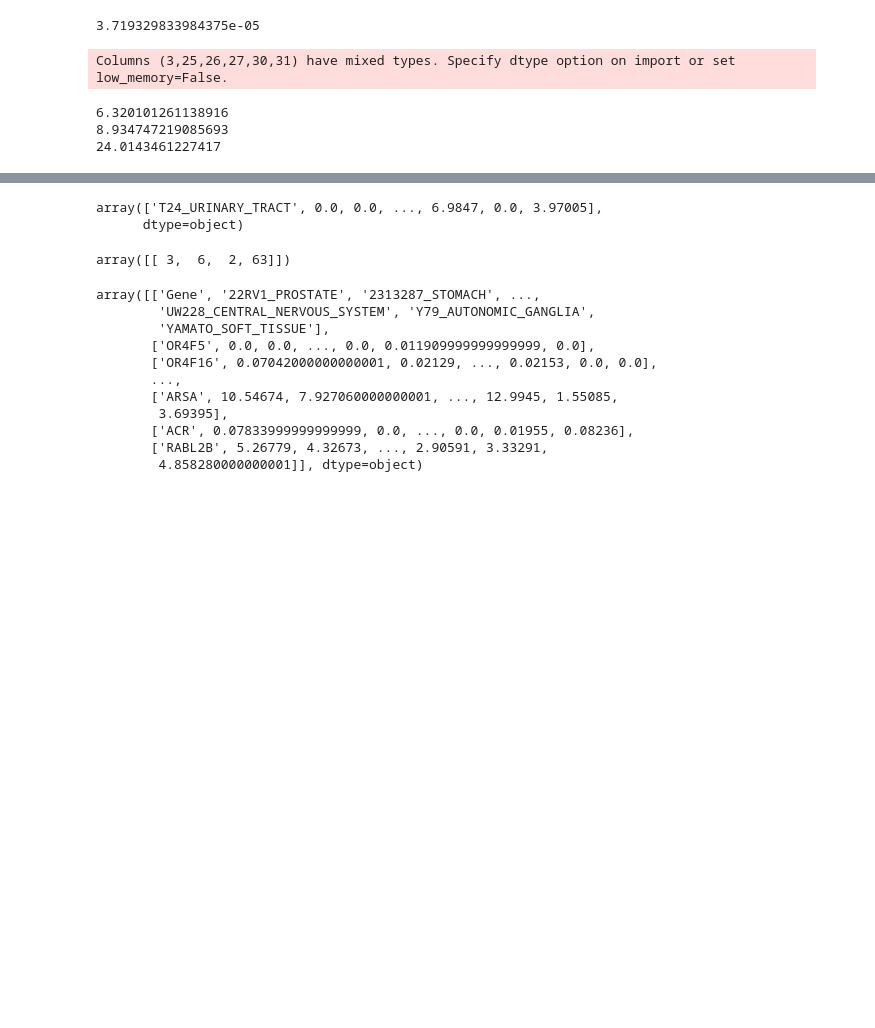
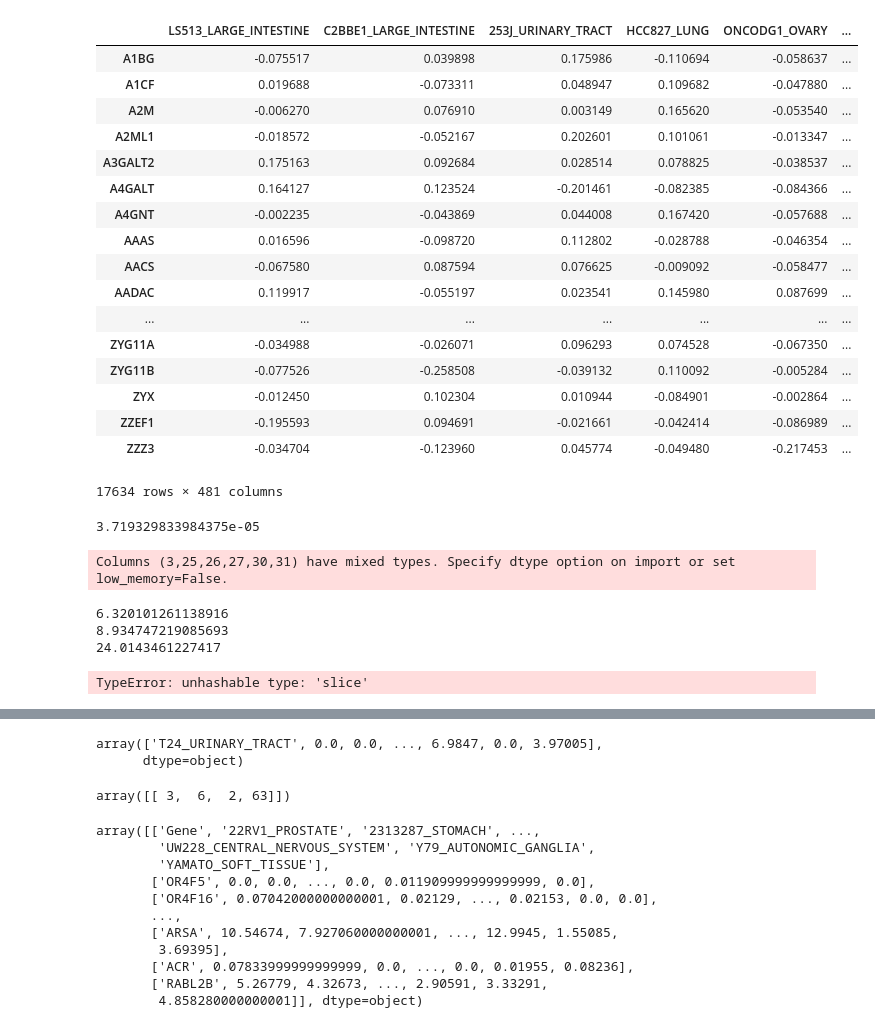
Before and after one commit to kundajelab/coessentiality-browser, a Jupyter notebook: coess_sandbox.ipynb, the cells around one changed output, grey strips where cells are left out. Cells and saved outputs as stored; diff of their text form; code cells hidden in the pictures; blank space fills up the shorter version.

```diff
--- a/coess_sandbox.ipynb
+++ b/coess_sandbox.ipynb
@@ -20,6 +20,27 @@ cancer_types = data_ess.columns.str.split('_').str[1:].str.join(' ').str.capital
 additional_colorvars = []#app_config.params['additional_colorvars']
 
 raw_data = data_ess.values
+# %%
+data_ess
+# %% [output]
+|  | LS513_LARGE_INTESTINE | C2BBE1_LARGE_INTESTINE | 253J_URINARY_TRACT | HCC827_LUNG | ONCODG1_OVARY | ... |
+| A1BG | -0.075517 | 0.039898 | 0.175986 | -0.110694 | -0.058637 | ... |
+| A1CF | 0.019688 | -0.073311 | 0.048947 | 0.109682 | -0.047880 | ... |
+| A2M | -0.006270 | 0.076910 | 0.003149 | 0.165620 | -0.053540 | ... |
+| A2ML1 | -0.018572 | -0.052167 | 0.202601 | 0.101061 | -0.013347 | ... |
+| A3GALT2 | 0.175163 | 0.092684 | 0.028514 | 0.078825 | -0.038537 | ... |
+| A4GALT | 0.164127 | 0.123524 | -0.201461 | -0.082385 | -0.084366 | ... |
+| A4GNT | -0.002235 | -0.043869 | 0.044008 | 0.167420 | -0.057688 | ... |
+| AAAS | 0.016596 | -0.098720 | 0.112802 | -0.028788 | -0.046354 | ... |
+| AACS | -0.067580 | 0.087594 | 0.076625 | -0.009092 | -0.058477 | ... |
+| AADAC | 0.119917 | -0.055197 | 0.023541 | 0.145980 | 0.087699 | ... |
+| ... | ... | ... | ... | ... | ... | ... |
+| ZYG11A | -0.034988 | -0.026071 | 0.096293 | 0.074528 | -0.067350 | ... |
+| ZYG11B | -0.077526 | -0.258508 | -0.039132 | 0.110092 | -0.005284 | ... |
+| ZYX | -0.012450 | 0.102304 | 0.010944 | -0.084901 | -0.002864 | ... |
+| ZZEF1 | -0.195593 | 0.094691 | -0.021661 | -0.042414 | -0.086989 | ... |
+| ZZZ3 | -0.034704 | -0.123960 | 0.045774 | -0.049480 | -0.217453 | ... |
+17634 rows × 481 columns
 # %%
 itime = time.time()
 print(time.time() - itime)
@@ -35,3 +56,8 @@ Columns (3,25,26,27,30,31) have mixed types. Specify dtype option on import or s
 6.320101261138916
 8.934747219085693
 24.0143461227417
+# %%
+geneview_data = mutation_df
+mutdata = geneview_data[geneview_data[:, 0] == 'TP53', :]
+# %% [output]
+TypeError: unhashable type: 'slice'
```
Also changed, not shown: parts of 3 cells of this notebook, 1 other file.
